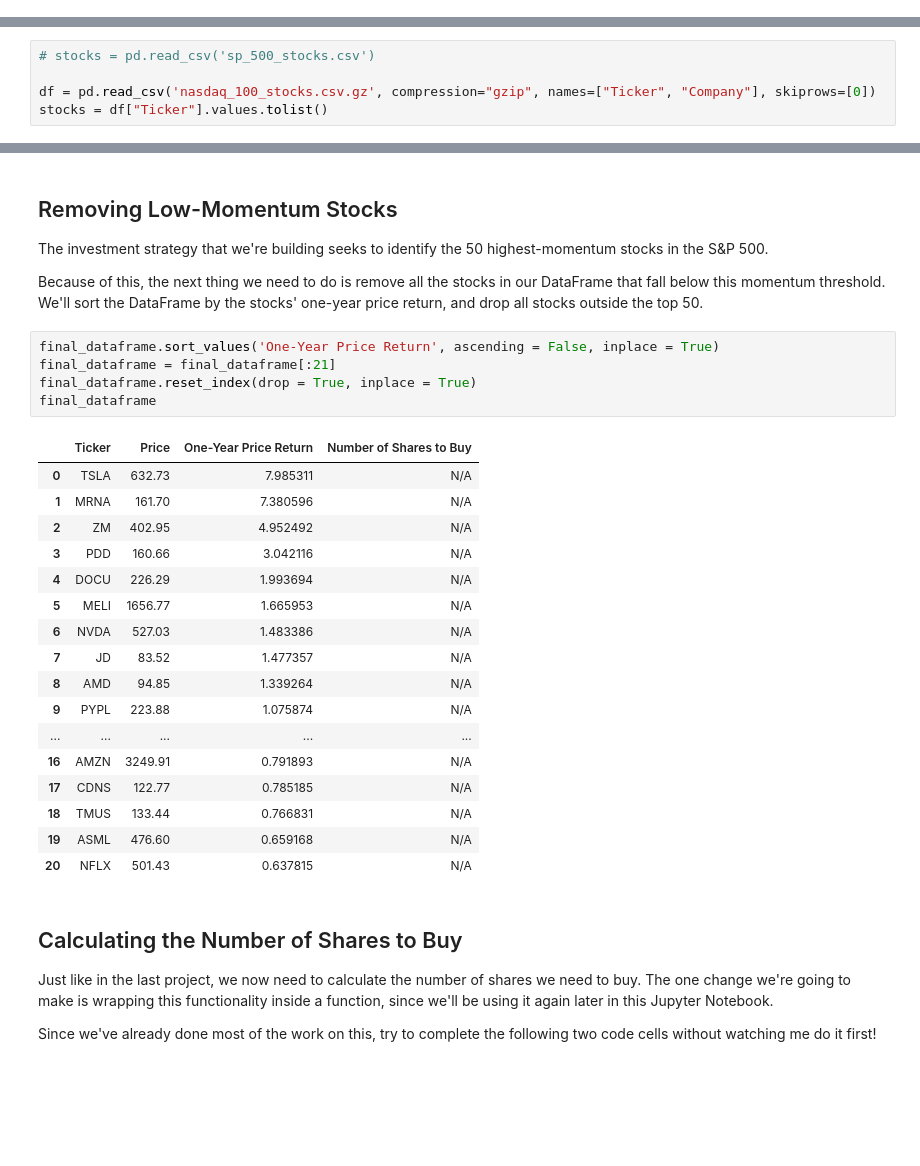
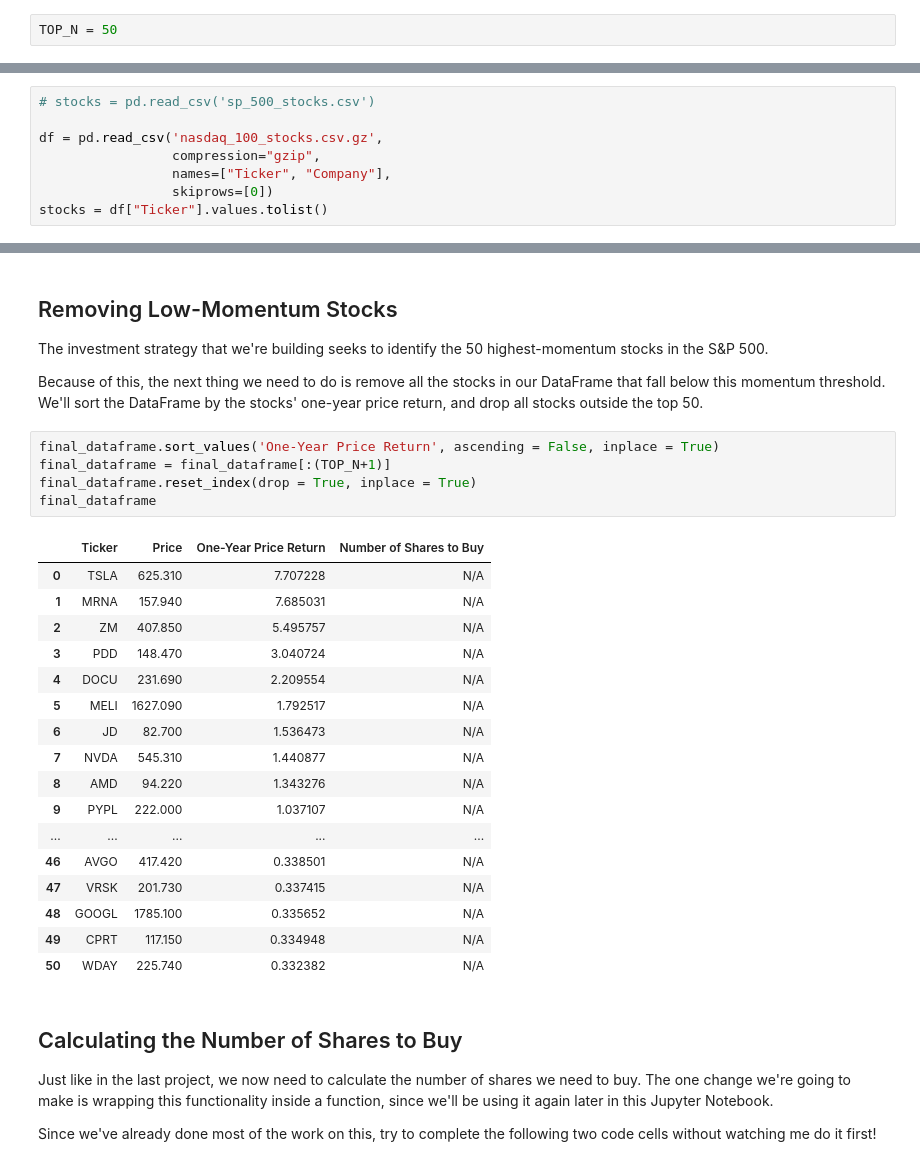
Before and after one commit to wgong/algorithmic-trading-python, a Jupyter notebook: finished_files/002_quantitative_momentum_strategy.ipynb, the cells around one changed output, grey strips where cells are left out. Drawn from its saved outputs; the diff is of its cells as text; blank space fills up the shorter version.

```diff
--- a/finished_files/002_quantitative_momentum_strategy.ipynb
+++ b/finished_files/002_quantitative_momentum_strategy.ipynb
@@ -22,3 +24,5 @@ BASE_URL, IEX_CLOUD_API_TOKEN = api_token.get_base_url(), api_token.get_api_toke
+# %%
+TOP_N = 50
 # %% [markdown]
 ## Importing Our List of Stocks
 
@@ -26,7 +30,10 @@ As before, we'll need to import our list of stocks and our API token before proc
 # %%
 # stocks = pd.read_csv('sp_500_stocks.csv')
 
-df = pd.read_csv('nasdaq_100_stocks.csv.gz', compression="gzip", names=["Ticker", "Company"], skiprows=[0])
+df = pd.read_csv('nasdaq_100_stocks.csv.gz',
+                 compression="gzip",
+                 names=["Ticker", "Company"],
+                 skiprows=[0])
 stocks = df["Ticker"].values.tolist()
 # %%
 ",".join(stocks)
@@ -133,27 +140,27 @@ The investment strategy that we're building seeks to identify the 50 highest-mom
 Because of this, the next thing we need to do is remove all the stocks in our DataFrame that fall below this momentum threshold. We'll sort the DataFrame by the stocks' one-year price return, and drop all stocks outside the top 50.
 # %%
 final_dataframe.sort_values('One-Year Price Return', ascending = False, inplace = True)
-final_dataframe = final_dataframe[:21]
+final_dataframe = final_dataframe[:(TOP_N+1)]
 final_dataframe.reset_index(drop = True, inplace = True)
 final_dataframe
 # %% [output]
 |  | Ticker | Price | One-Year Price Return | Number of Shares to Buy |
-| 0 | TSLA | 632.73 | 7.985311 | N/A |
-| 1 | MRNA | 161.70 | 7.380596 | N/A |
-| 2 | ZM | 402.95 | 4.952492 | N/A |
-| 3 | PDD | 160.66 | 3.042116 | N/A |
-| 4 | DOCU | 226.29 | 1.993694 | N/A |
-| 5 | MELI | 1656.77 | 1.665953 | N/A |
-| 6 | NVDA | 527.03 | 1.483386 | N/A |
-| 7 | JD | 83.52 | 1.477357 | N/A |
-| 8 | AMD | 94.85 | 1.339264 | N/A |
-| 9 | PYPL | 223.88 | 1.075874 | N/A |
+| 0 | TSLA | 625.310 | 7.707228 | N/A |
+| 1 | MRNA | 157.940 | 7.685031 | N/A |
+| 2 | ZM | 407.850 | 5.495757 | N/A |
+| 3 | PDD | 148.470 | 3.040724 | N/A |
+| 4 | DOCU | 231.690 | 2.209554 | N/A |
+| 5 | MELI | 1627.090 | 1.792517 | N/A |
+| 6 | JD | 82.700 | 1.536473 | N/A |
+| 7 | NVDA | 545.310 | 1.440877 | N/A |
+| 8 | AMD | 94.220 | 1.343276 | N/A |
+| 9 | PYPL | 222.000 | 1.037107 | N/A |
 | ... | ... | ... | ... | ... |
-| 16 | AMZN | 3249.91 | 0.791893 | N/A |
-| 17 | CDNS | 122.77 | 0.785185 | N/A |
-| 18 | TMUS | 133.44 | 0.766831 | N/A |
-| 19 | ASML | 476.60 | 0.659168 | N/A |
-| 20 | NFLX | 501.43 | 0.637815 | N/A |
+| 46 | AVGO | 417.420 | 0.338501 | N/A |
+| 47 | VRSK | 201.730 | 0.337415 | N/A |
+| 48 | GOOGL | 1785.100 | 0.335652 | N/A |
+| 49 | CPRT | 117.150 | 0.334948 | N/A |
+| 50 | WDAY | 225.740 | 0.332382 | N/A |
 # %% [markdown]
 ## Calculating the Number of Shares to Buy
 
```
Also changed, not shown: parts of 10 cells of this notebook, 6 other files.
